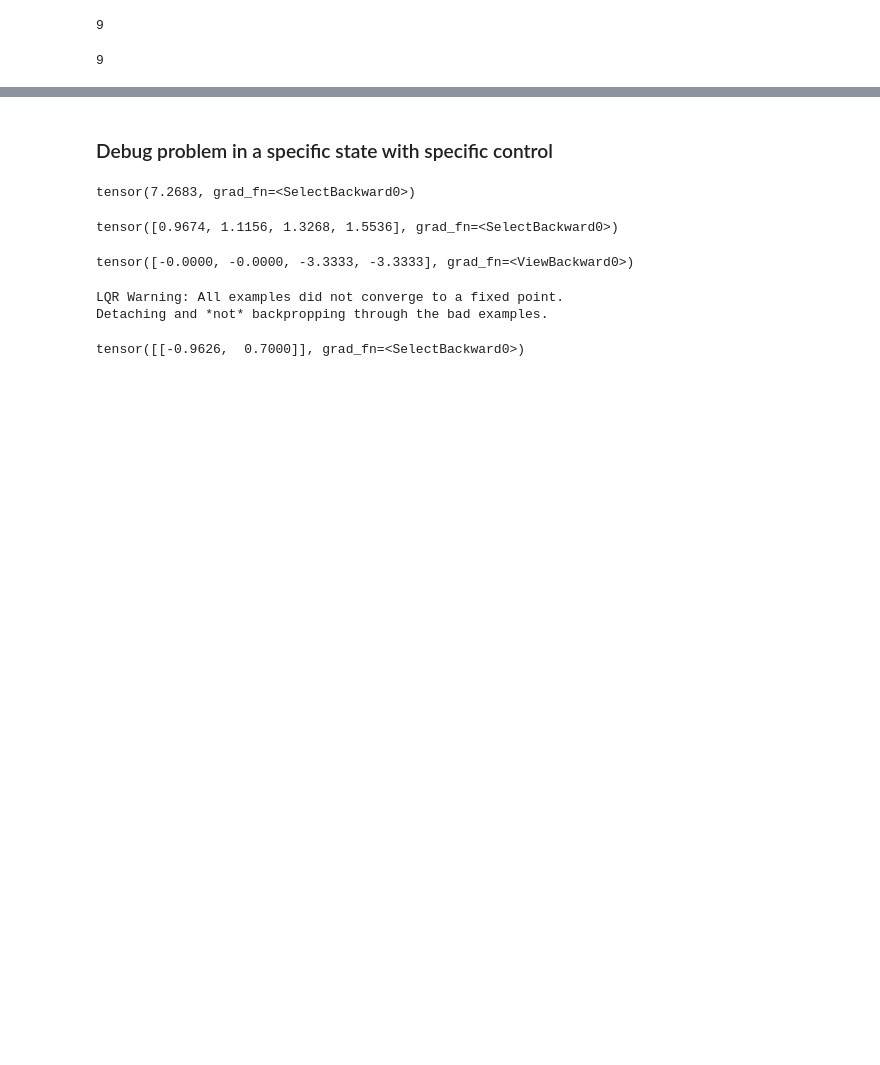
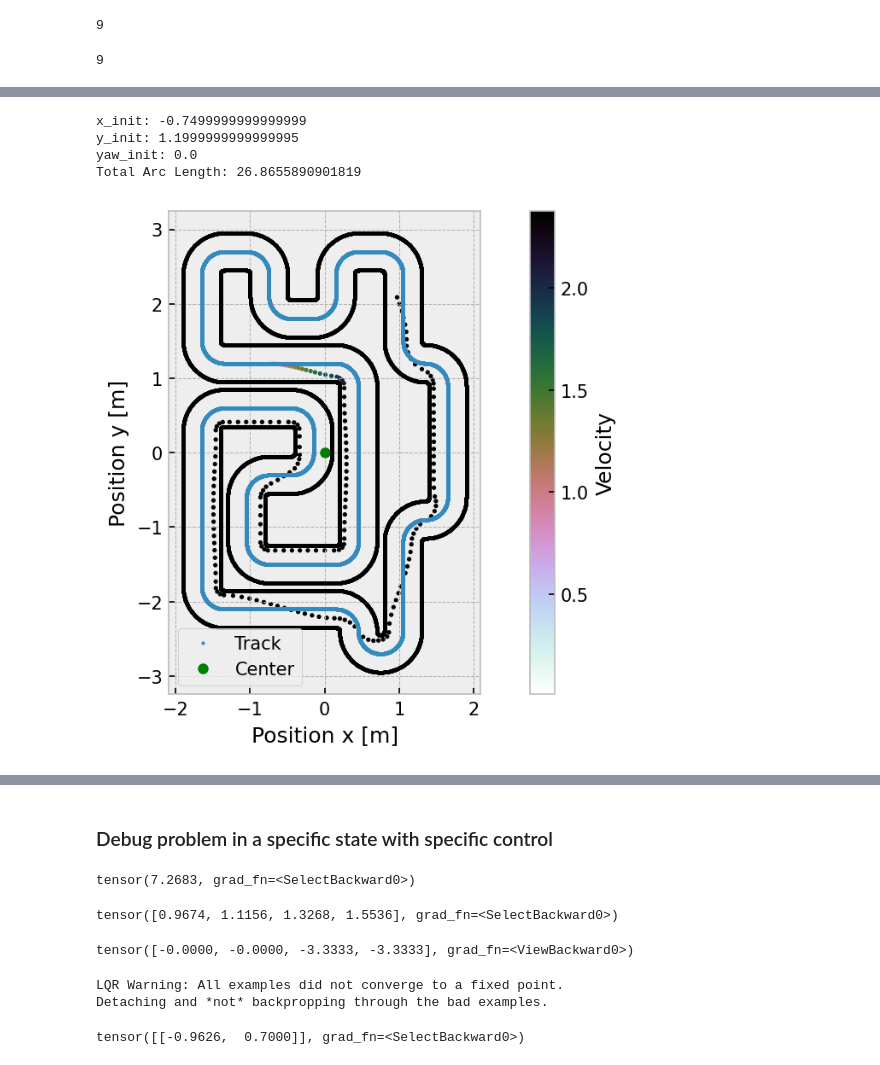
Before and after one commit to AlanLahoud/ZipMPC, a Jupyter notebook: learn_mpc_nonlinear_frenet_simple.ipynb, the cells around one changed output, grey strips where cells are left out. Drawn from its saved outputs; the diff is of its cells as text; code cells hidden in the pictures; blank space fills up the shorter version.

```diff
--- a/learn_mpc_nonlinear_frenet_simple.ipynb
+++ b/learn_mpc_nonlinear_frenet_simple.ipynb
@@ -449,0 +524,42 @@ Text(0, 0.5, '1-d*curve')
+# %%
+x_list = []
+y_list = []
+
+for i in range(x_simulated.shape[0]):
+    xy = frenet_to_cartesian(x_simulated[i,0,:2], track_coord)
+    x_list.append(xy[0].numpy())
+    y_list.append(xy[1].numpy())
+
+x_plot = np.array(x_list)
+y_plot = np.array(y_list)
+
+from matplotlib import cm
+
+
+fig, ax = plt.subplots(1,1, figsize=(10,5), dpi=150)
+gen.plotPoints(ax)
+#gen.pointAtArcLength(0)
+#gen.writePointsToYaml('../tracks/' + track_name + '.yaml', track_density)
+
+custom_cmap = plt.get_cmap('cubehelix').reversed()
+sct = ax.scatter(x_plot, y_plot, c=x_simulated[:,0,3].detach(), cmap=custom_cmap, s=4)
+
+cbar = plt.colorbar(sct)
+cbar.set_label('Velocity')
+#ax.plot(x_plot, y_plot)
+
+#ax.scatter(x_plot[23:25], y_plot[23:25], color='red', s=4)
+
+#ax.scatter(x_plot, y_plot, s=4, color='red')
+
+print('x_init: ' + str(gen.xCoords[0]))
+print('y_init: ' + str(gen.yCoords[0]))
+print('yaw_init: ' + str(gen.tangentAngle[0]))
+print('Total Arc Length: ' + str(gen.arcLength[-1]/2))
+plt.show()
+# %% [output]
+x_init: -0.7499999999999999
+y_init: 1.1999999999999995
+yaw_init: 0.0
+Total Arc Length: 26.8655890901819
+[figure, added]
```
Also changed, not shown: parts of 13 cells of this notebook, 2 other files.
